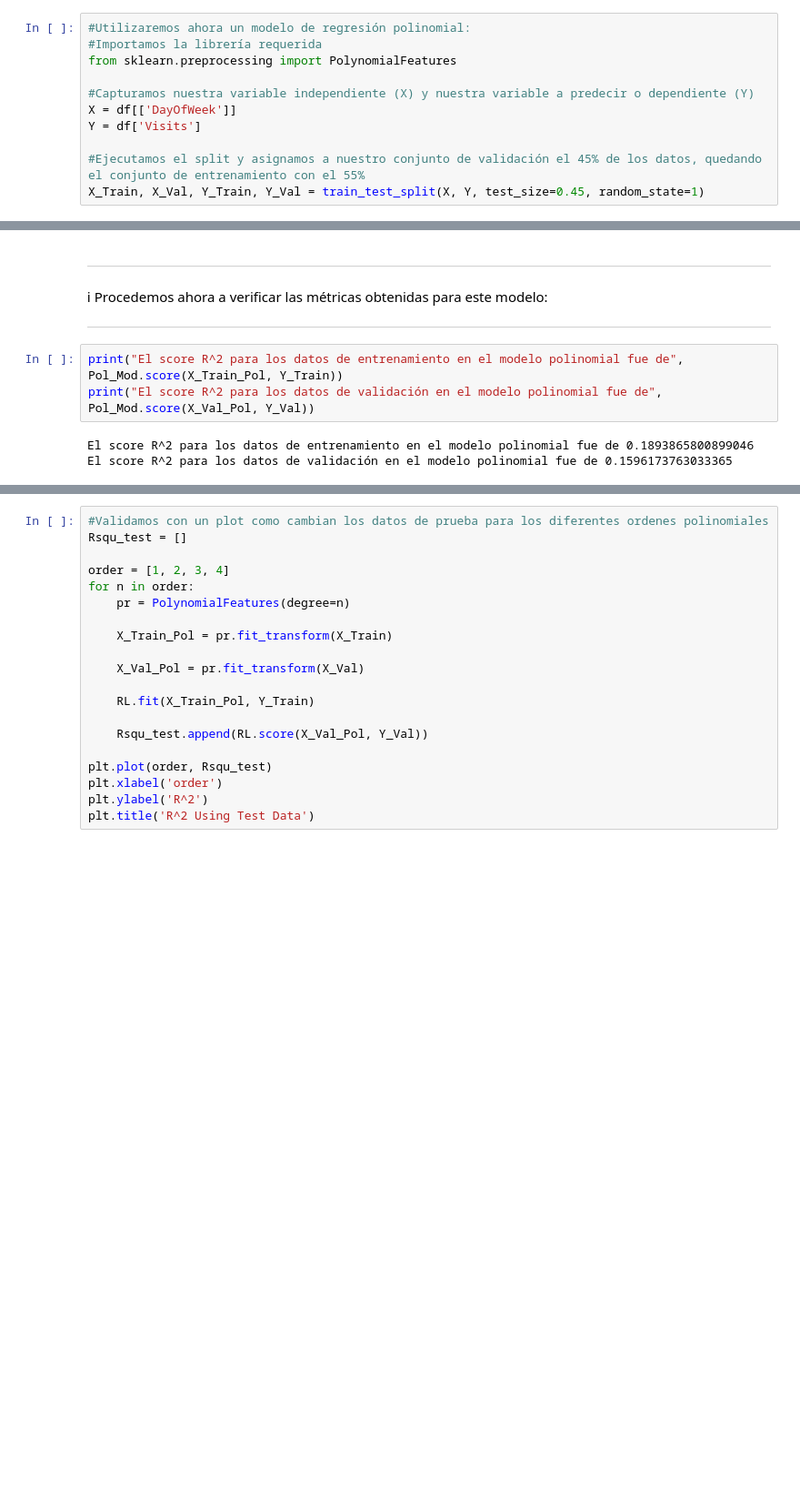
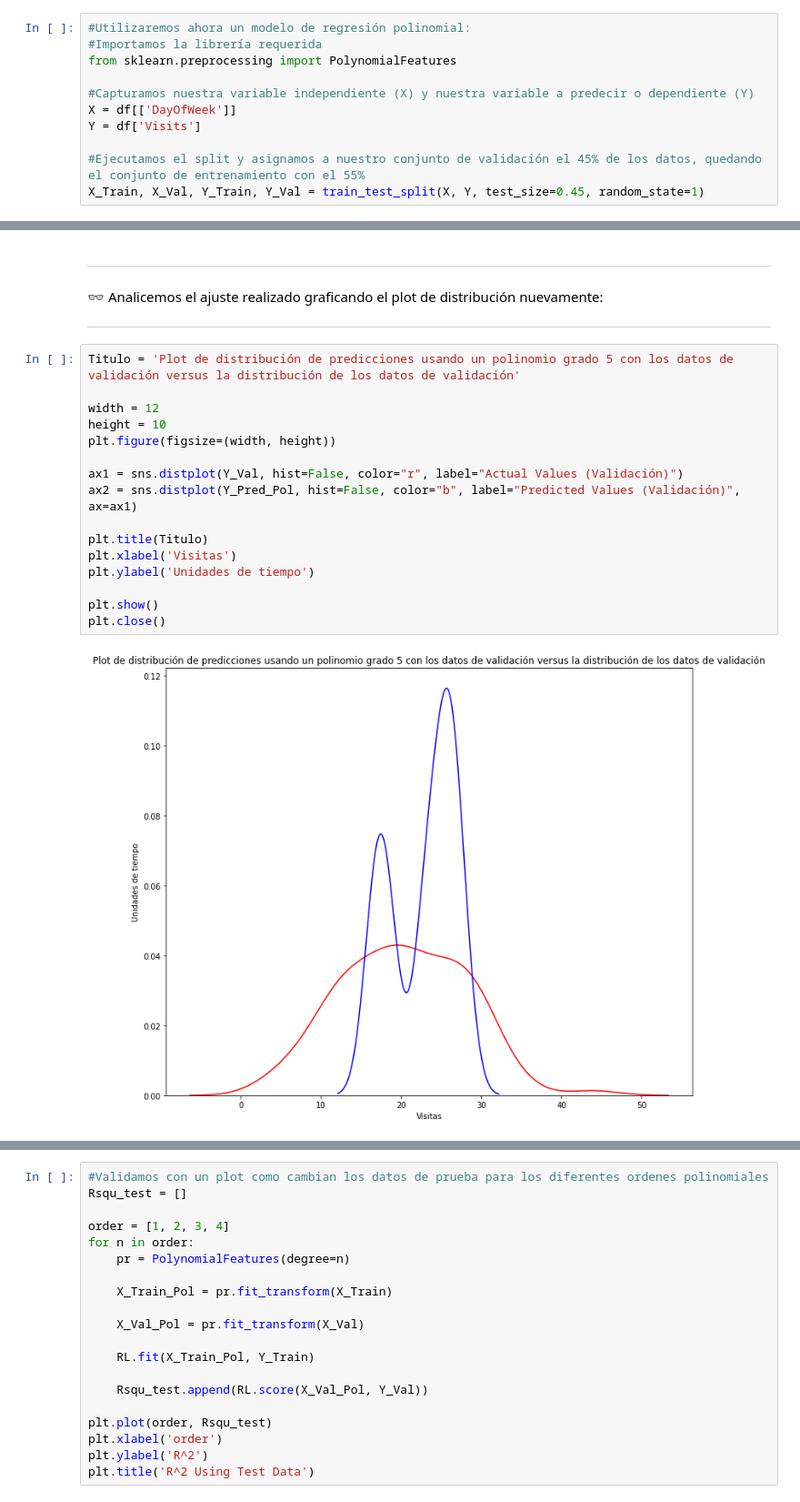
Before and after one commit to PosgradoMNA/actividades-de-aprendizaje-A01793509, a Jupyter notebook: IBM - Data Analysis with Python/Semana 8 - Data Analysis with Python (IBM) (Módulo 5).ipynb, the cells around one changed output, grey strips where cells are left out. Shown at 91% size. Drawn from its saved outputs; the diff is of its cells as text; blank space fills up the shorter version.

```diff
--- a/IBM - Data Analysis with Python/Semana 8 - Data Analysis with Python (IBM) (Módulo 5).ipynb
+++ b/IBM - Data Analysis with Python/Semana 8 - Data Analysis with Python (IBM) (Módulo 5).ipynb
@@ -301,14 +284,24 @@ ValueError: ignored
-# %% [markdown]
----
-
-
-ℹ Procedemos ahora a verificar las métricas obtenidas para este modelo:
-
-
----
-# %%
-print("El score R^2 para los datos de entrenamiento en el modelo polinomial fue de", Pol_Mod.score(X_Train_Pol, Y_Train))
-print("El score R^2 para los datos de validación en el modelo polinomial fue de", Pol_Mod.score(X_Val_Pol, Y_Val))
-# %% [output]
-El score R^2 para los datos de entrenamiento en el modelo polinomial fue de 0.1893865800899046
-El score R^2 para los datos de validación en el modelo polinomial fue de 0.1596173763033365
+# %% [markdown]
+---
+
+👓 Analicemos el ajuste realizado graficando el plot de distribución nuevamente:
+
+---
+# %%
+Titulo = 'Plot de distribución de predicciones usando un polinomio grado 5 con los datos de validación versus la distribución de los datos de validación'
+
+width = 12
+height = 10
+plt.figure(figsize=(width, height))
+
+ax1 = sns.distplot(Y_Val, hist=False, color="r", label="Actual Values (Validación)")
+ax2 = sns.distplot(Y_Pred_Pol, hist=False, color="b", label="Predicted Values (Validación)", ax=ax1)
+
+plt.title(Titulo)
+plt.xlabel('Visitas')
+plt.ylabel('Unidades de tiempo')
+
+plt.show()
+plt.close()
+# %% [output]
+[figure, added]
```
Also changed, not shown: parts of 16 cells of this notebook.
